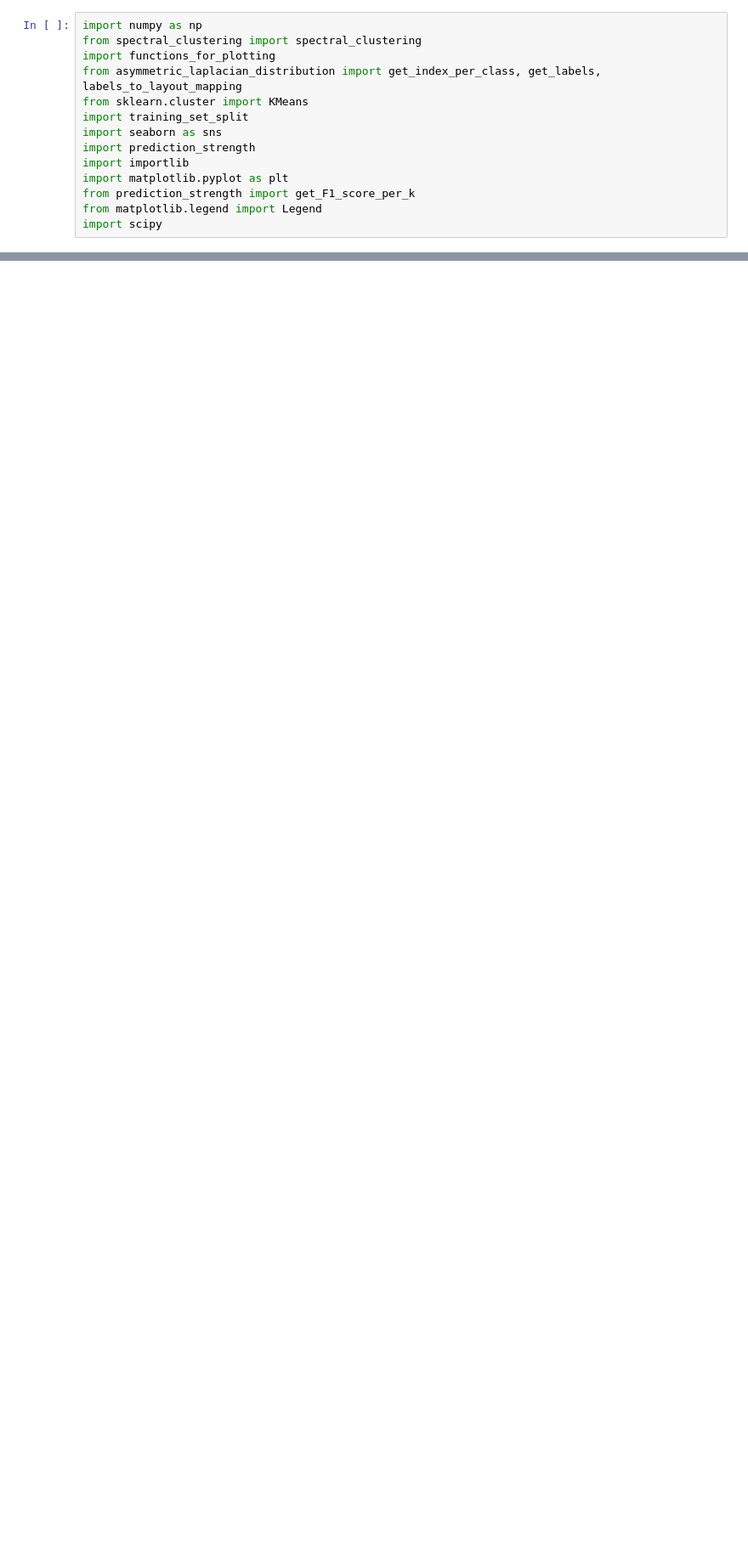
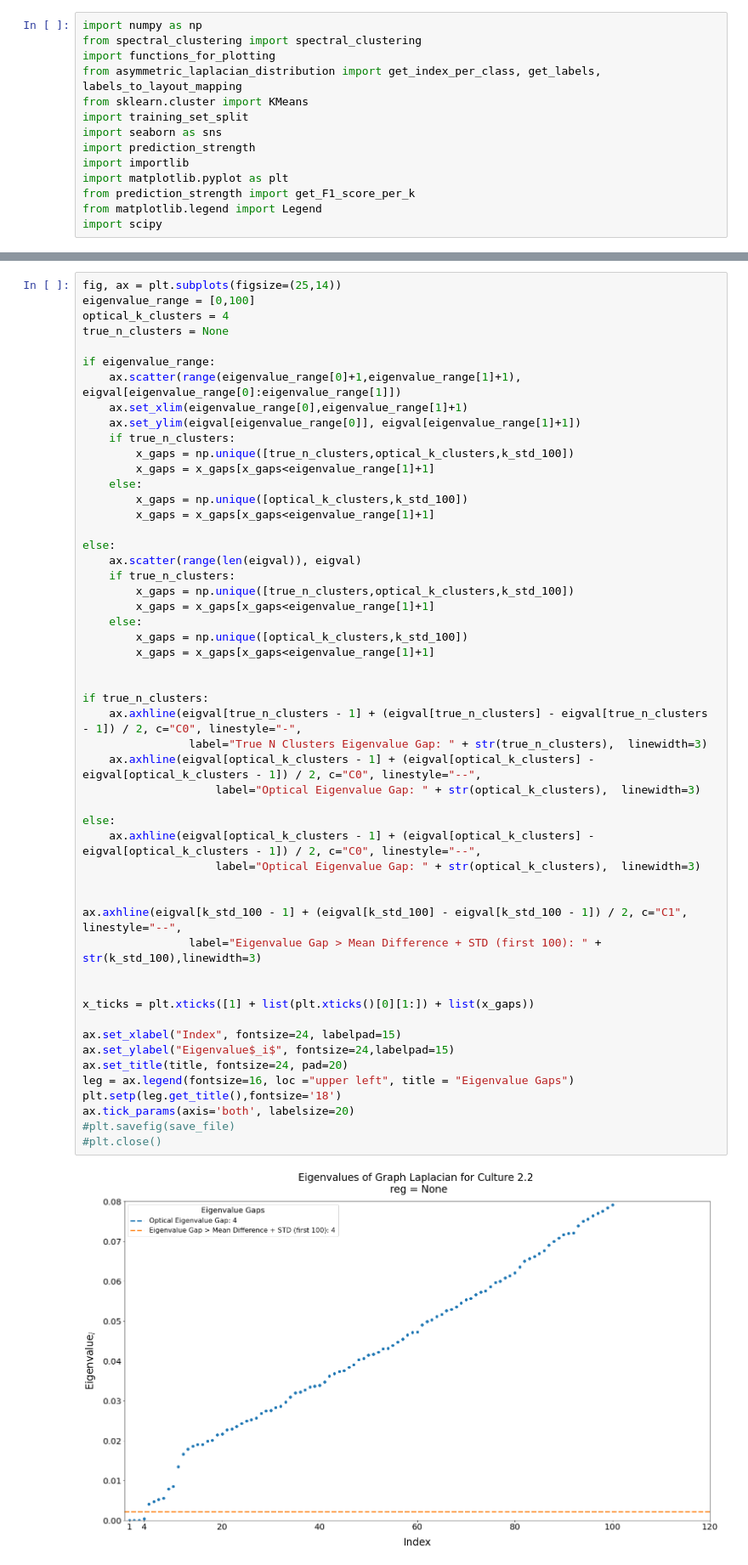
Before and after one commit to paulovic96/Burst_Clustering, a Jupyter notebook: plot_eigenvalue_gap.ipynb, the cells around one changed output, grey strips where cells are left out. Shown: that part at 85% size. Drawn from its saved outputs; the diff is of its cells as text; blank space fills up the shorter version.

```diff
--- a/plot_eigenvalue_gap.ipynb
+++ b/plot_eigenvalue_gap.ipynb
@@ -117,0 +87,54 @@ title = "Eigenvalues of Graph Laplacian of Day20 \n reg = 0.01"
+# %%
+fig, ax = plt.subplots(figsize=(25,14))
+eigenvalue_range = [0,100]
+optical_k_clusters = 4
+true_n_clusters = None
+
+if eigenvalue_range:
+    ax.scatter(range(eigenvalue_range[0]+1,eigenvalue_range[1]+1), eigval[eigenvalue_range[0]:eigenvalue_range[1]])
+    ax.set_xlim(eigenvalue_range[0],eigenvalue_range[1]+1)
+    ax.set_ylim(eigval[eigenvalue_range[0]], eigval[eigenvalue_range[1]+1])
+    if true_n_clusters:
+        x_gaps = np.unique([true_n_clusters,optical_k_clusters,k_std_100])
+        x_gaps = x_gaps[x_gaps<eigenvalue_range[1]+1]
+    else:
+        x_gaps = np.unique([optical_k_clusters,k_std_100])
+        x_gaps = x_gaps[x_gaps<eigenvalue_range[1]+1]
+
+else:
+    ax.scatter(range(len(eigval)), eigval)
+    if true_n_clusters:
+        x_gaps = np.unique([true_n_clusters,optical_k_clusters,k_std_100])
+        x_gaps = x_gaps[x_gaps<eigenvalue_range[1]+1]
+    else:
+        x_gaps = np.unique([optical_k_clusters,k_std_100])
+        x_gaps = x_gaps[x_gaps<eigenvalue_range[1]+1]
+
+
+if true_n_clusters:
+    ax.axhline(eigval[true_n_clusters - 1] + (eigval[true_n_clusters] - eigval[true_n_clusters - 1]) / 2, c="C0", linestyle="-",
+                label="True N Clusters Eigenvalue Gap: " + str(true_n_clusters),  linewidth=3)
+    ax.axhline(eigval[optical_k_clusters - 1] + (eigval[optical_k_clusters] - eigval[optical_k_clusters - 1]) / 2, c="C0", linestyle="--",
+                    label="Optical Eigenvalue Gap: " + str(optical_k_clusters),  linewidth=3)
+
+else:
+    ax.axhline(eigval[optical_k_clusters - 1] + (eigval[optical_k_clusters] - eigval[optical_k_clusters - 1]) / 2, c="C0", linestyle="--",
+                    label="Optical Eigenvalue Gap: " + str(optical_k_clusters),  linewidth=3)
+
+
+ax.axhline(eigval[k_std_100 - 1] + (eigval[k_std_100] - eigval[k_std_100 - 1]) / 2, c="C1", linestyle="--",
+                label="Eigenvalue Gap > Mean Difference + STD (first 100): " + str(k_std_100),linewidth=3)
+
+
+x_ticks = plt.xticks([1] + list(plt.xticks()[0][1:]) + list(x_gaps))
+
+ax.set_xlabel("Index", fontsize=24, labelpad=15)
+ax.set_ylabel("Eigenvalue$_i$", fontsize=24,labelpad=15)
+ax.set_title(title, fontsize=24, pad=20)
+leg = ax.legend(fontsize=16, loc ="upper left", title = "Eigenvalue Gaps")
+plt.setp(leg.get_title(),fontsize='18')
+ax.tick_params(axis='both', labelsize=20)
+#plt.savefig(save_file)
+#plt.close()
+# %% [output]
+[figure, added]
```
Also changed, not shown: parts of 25 cells of this notebook, 9 other files.
